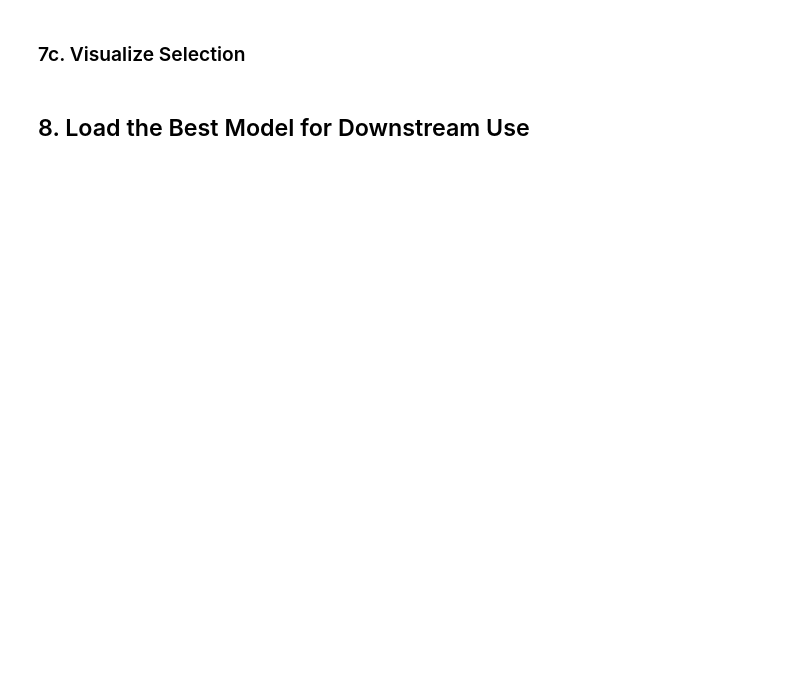
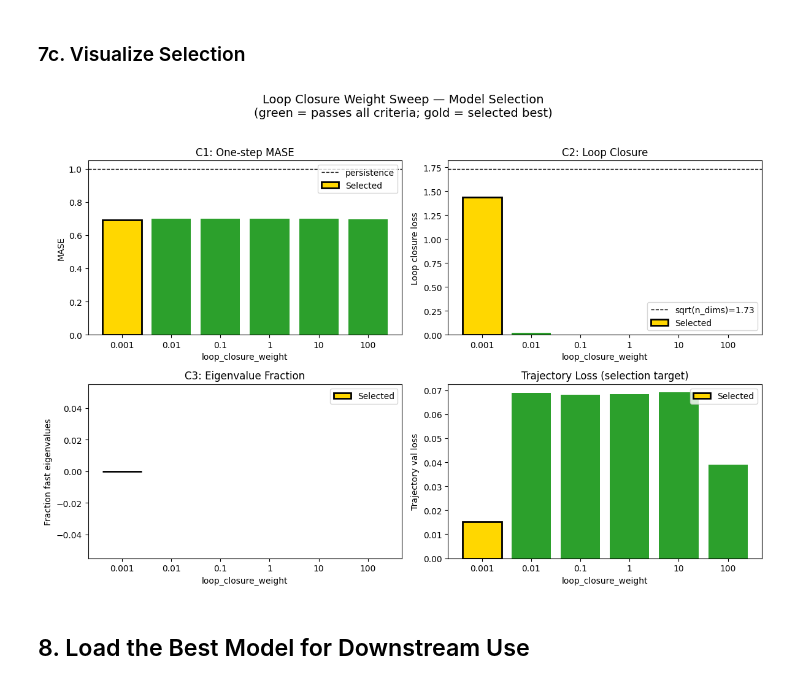
Before and after one commit to adamjeisen/JacobianODE, a Jupyter notebook: _jupyter/Pretrained Encoder + JacobianODE (Lorenz - hyperparameter sweep).ipynb, the cells around one changed output. Cells and saved outputs as stored; diff of their text form; code cells hidden in the pictures; blank space fills up the shorter version.

```diff
--- a/_jupyter/Pretrained Encoder + JacobianODE (Lorenz - hyperparameter sweep).ipynb
+++ b/_jupyter/Pretrained Encoder + JacobianODE (Lorenz - hyperparameter sweep).ipynb
@@ -60,7 +67,8 @@ ENCODER_RUN_ID = "<YOUR_RUN_ID>"
 # ----------------------------------------------------------------
 # Sweep parameters
 # ----------------------------------------------------------------
-LAMBDA_LOOP_VALUES = [0.0, 0.001, 0.01, 0.1, 1.0]
+# LAMBDA_LOOP_VALUES = [0.0, 0.001, 0.01, 0.1, 1.0]
+LAMBDA_LOOP_VALUES = [0.001, 0.01, 0.1, 1.0, 10, 100]
 
 FREEZE_ENCODER = True
 # %%
@@ -178,6 +202,12 @@ overrides = [
     f"data.train_test_params.delay_embedding_params.n_delays={N_DELAYS}",
     f"data.train_test_params.delay_embedding_params.delay_spacing={DELAY_SPACING}",
 
+    # Pretrained encoder
+    f"pretrained_encoder.project={ENCODER_PROJECT}",
+    f"pretrained_encoder.run_id={ENCODER_RUN_ID}",
+    f"pretrained_encoder.save_dir={ENCODER_SAVE_DIR}",
+    f"pretrained_encoder.freeze={FREEZE_ENCODER}",
+
     # Training
     f"training.batch_size={BATCH_SIZE}",
     f"training.logger.save_dir={SAVE_DIR}",
@@ -203,7 +233,7 @@ overrides = [
     f"training.early_stopping.early_stopping_patience={EARLY_STOPPING_PATIENCE}",
 ]
 
-cfg = load_config(overrides=overrides)
+cfg = load_config(config_name="pretrained_config", overrides=overrides)
 cfg = initialize_config(cfg)
 
 # Auto-generate project name
@@ -377,14 +448,17 @@ for lam, rid in zip(sweep_lambdas, sweep_run_ids):
 # %%
 # Use the tuning module's select_from_wandb_runs for physics-informed selection
 # This loads each model, computes C1/C2/C3, and returns the best
+# n_batches=20: fewer batches = faster (~5x); increase to 100 for more stable metrics
 sweep_result = select_from_wandb_runs(
     run_ids=sweep_run_ids,
     project=WANDB_PROJECT_PATH,
     dt=dt,
     n_dims=n_dims,
+    n_batches=20,
     eigenvalue_threshold=0.001,
     use_loop_closure=True,
     lambda_values=sweep_lambdas,
+    save_dir=SAVE_DIR,
     verbose=True,
 )
 
@@ -414,36 +505,56 @@ colors = ['tab:green' if i in result.surviving_indices else 'tab:red'
 x_labels = [str(v) for v in sweep_lambdas]
 x_pos = range(len(sweep_lambdas))
 
 # Panel 1: One-step MASE
 axes[0, 0].bar(x_pos, one_step_mases, color=colors)
+if result.best_index is not None:
+    axes[0, 0].bar(result.best_index, one_step_mases[result.best_index],
+                   color='gold', edgecolor='black', linewidth=2, label='Selected')
 axes[0, 0].axhline(y=1.0, color='k', linestyle='--', lw=1, label='persistence')
 axes[0, 0].set_xticks(x_pos); axes[0, 0].set_xticklabels(x_labels)
 axes[0, 0].set_ylabel('MASE'); axes[0, 0].set_title('C1: One-step MASE')
 axes[0, 0].legend()
 
 # Panel 2: Loop closure loss
 axes[0, 1].bar(x_pos, loop_closure_losses, color=colors)
+if result.best_index is not None:
+    axes[0, 1].bar(result.best_index, loop_closure_losses[result.best_index],
+                   color='gold', edgecolor='black', linewidth=2, label='Selected')
 axes[0, 1].axhline(y=np.sqrt(n_dims), color='k', linestyle='--', lw=1, label=f'sqrt(n_dims)={np.sqrt(n_dims):.2f}')
 axes[0, 1].set_xticks(x_pos); axes[0, 1].set_xticklabels(x_labels)
 axes[0, 1].set_ylabel('Loop closure loss'); axes[0, 1].set_title('C2: Loop Closure')
 axes[0, 1].legend()
 
 # Panel 3: Fast eigenvalue fraction
 axes[1, 0].bar(x_pos, eig_fracs, color=colors)
+if result.best_index is not None:
+    axes[1, 0].bar(result.best_index, eig_fracs[result.best_index],
+                   color='gold', edgecolor='black', linewidth=2, label='Selected')
 axes[1, 0].set_xticks(x_pos); axes[1, 0].set_xticklabels(x_labels)
 axes[1, 0].set_ylabel('Fraction fast eigenvalues'); axes[1, 0].set_title('C3: Eigenvalue Fraction')
+axes[1, 0].legend()
 
-# Panel 4: Trajectory val loss
+# Panel 4: Trajectory val loss (selection target)
 axes[1, 1].bar(x_pos, traj_losses, color=colors)
+if result.best_index is not None:
+    axes[1, 1].bar(result.best_index, traj_losses[result.best_index],
+                   color='gold', edgecolor='black', linewidth=2, label='Selected')
 axes[1, 1].set_xticks(x_pos); axes[1, 1].set_xticklabels(x_labels)
-axes[1, 1].set_ylabel('Trajectory val loss'); axes[1, 1].set_title('Trajectory Loss (lower = better)')
+axes[1, 1].set_ylabel('Trajectory val loss'); axes[1, 1].set_title('Trajectory Loss (selection target)')
+axes[1, 1].legend()
 
 for ax in axes.flat:
     ax.set_xlabel('loop_closure_weight')
 
-fig.suptitle('Loop Closure Weight Sweep — Model Selection', fontsize=14, y=1.02)
+fig.suptitle(
+    'Loop Closure Weight Sweep — Model Selection\n'
+    '(green = passes all criteria; gold = selected best)',
+    fontsize=14, y=1.02,
+)
 plt.tight_layout()
 plt.show()
+# %% [output]
+[figure, added]
 # %% [markdown]
 ## 8. Load the Best Model for Downstream Use
 # %%
```
Also changed, not shown: parts of 21 cells of this notebook, 8 other files.
